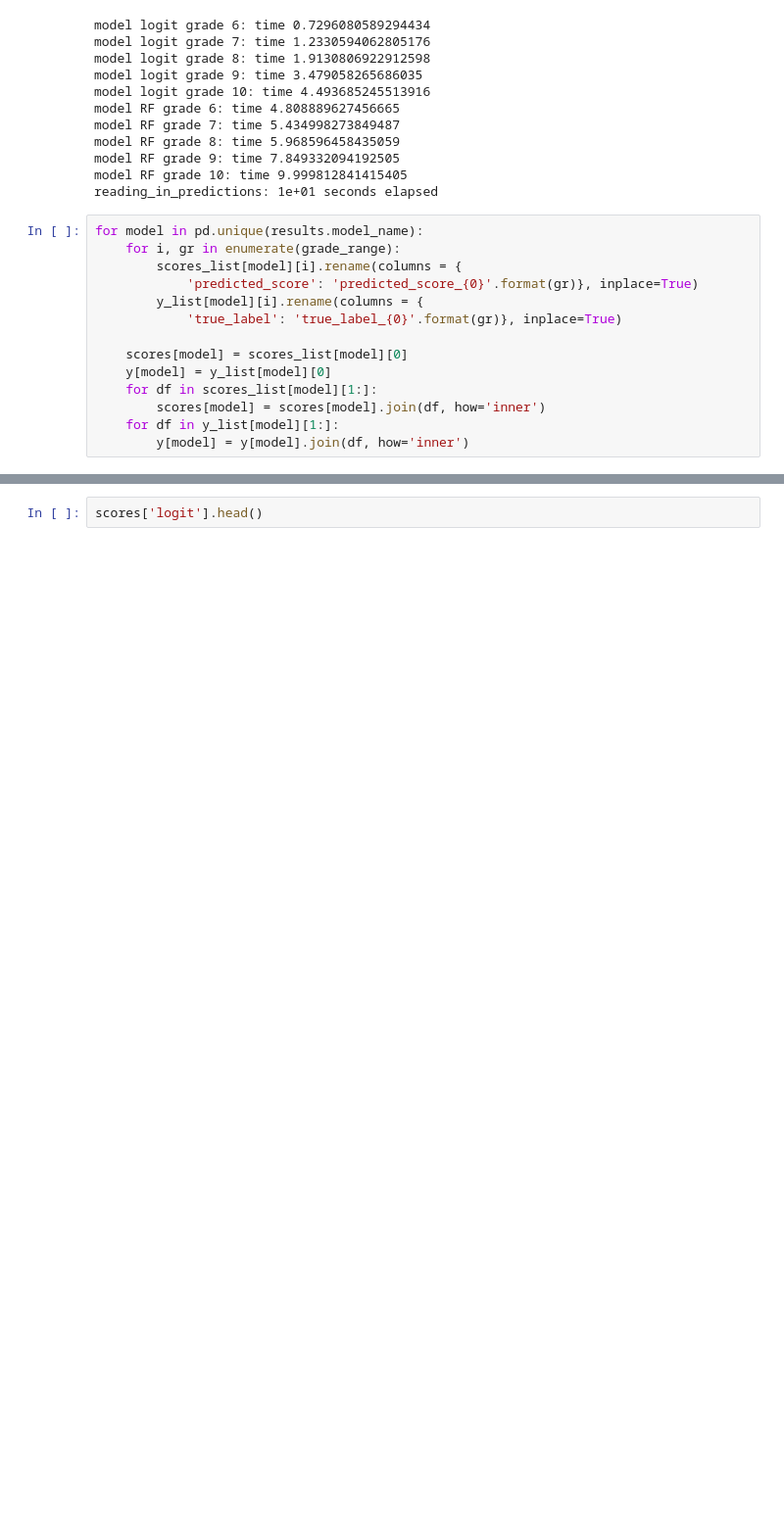
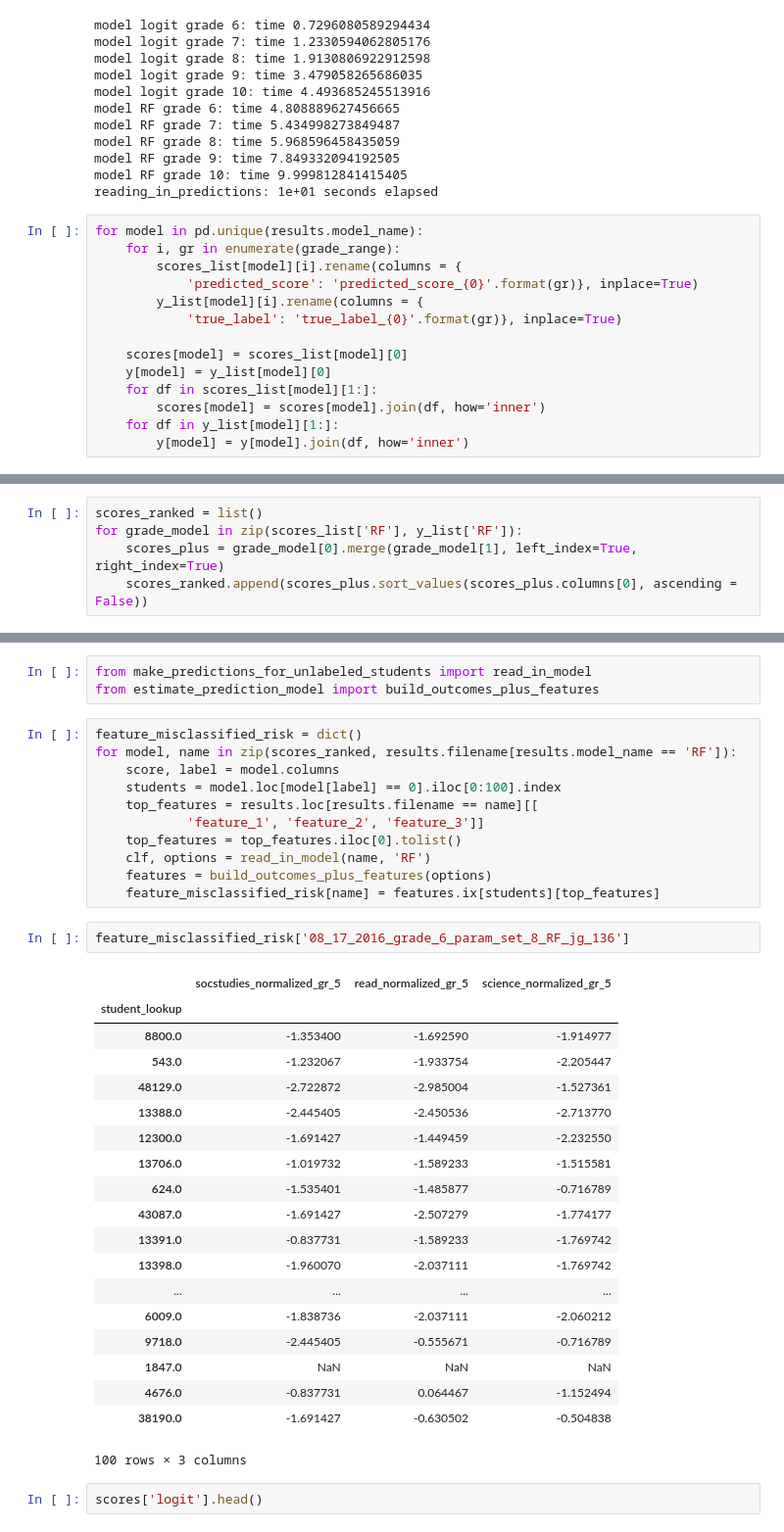
Before and after one commit to jgutman/mvesc, a Jupyter notebook: Descriptives/exploring_model_results_08_17.ipynb, the cells around one changed output, grey strips where cells are left out. Shown at 98% size. Cells and saved outputs as stored; diff of their text form; blank space fills up the shorter version.

```diff
--- a/Descriptives/exploring_model_results_08_17.ipynb
+++ b/Descriptives/exploring_model_results_08_17.ipynb
@@ -230,0 +221,5 @@ scores['RF'].head()
+# %%
+scores_ranked = list()
+for grade_model in zip(scores_list['RF'], y_list['RF']):
+    scores_plus = grade_model[0].merge(grade_model[1], left_index=True, right_index=True)
+    scores_ranked.append(scores_plus.sort_values(scores_plus.columns[0], ascending = False))
@@ -231,3 +244,39 @@ scores['RF'].head()
+# %%
+from make_predictions_for_unlabeled_students import read_in_model
+from estimate_prediction_model import build_outcomes_plus_features
+# %%
+feature_misclassified_risk = dict()
+for model, name in zip(scores_ranked, results.filename[results.model_name == 'RF']):
+    score, label = model.columns
+    students = model.loc[model[label] == 0].iloc[0:100].index
+    top_features = results.loc[results.filename == name][[
+            'feature_1', 'feature_2', 'feature_3']]
+    top_features = top_features.iloc[0].tolist()
+    clf, options = read_in_model(name, 'RF')
+    features = build_outcomes_plus_features(options)
+    feature_misclassified_risk[name] = features.ix[students][top_features]
+# %%
+feature_misclassified_risk['08_17_2016_grade_6_param_set_8_RF_jg_136']
+# %% [output]
+|  | socstudies_normalized_gr_5 | read_normalized_gr_5 | science_normalized_gr_5 |
+| student_lookup |  |  |  |
+| 8800.0 | -1.353400 | -1.692590 | -1.914977 |
+| 543.0 | -1.232067 | -1.933754 | -2.205447 |
+| 48129.0 | -2.722872 | -2.985004 | -1.527361 |
+| 13388.0 | -2.445405 | -2.450536 | -2.713770 |
+| 12300.0 | -1.691427 | -1.449459 | -2.232550 |
+| 13706.0 | -1.019732 | -1.589233 | -1.515581 |
+| 624.0 | -1.535401 | -1.485877 | -0.716789 |
+| 43087.0 | -1.691427 | -2.507279 | -1.774177 |
+| 13391.0 | -0.837731 | -1.589233 | -1.769742 |
+| 13398.0 | -1.960070 | -2.037111 | -1.769742 |
+| ... | ... | ... | ... |
+| 6009.0 | -1.838736 | -2.037111 | -2.060212 |
+| 9718.0 | -2.445405 | -0.555671 | -0.716789 |
+| 1847.0 | NaN | NaN | NaN |
+| 4676.0 | -0.837731 | 0.064467 | -1.152494 |
+| 38190.0 | -1.691427 | -0.630502 | -0.504838 |
+100 rows × 3 columns
 # %%
 scores['logit'].head()
 # %% [output]
```
Also changed, not shown: parts of 5 cells of this notebook.
